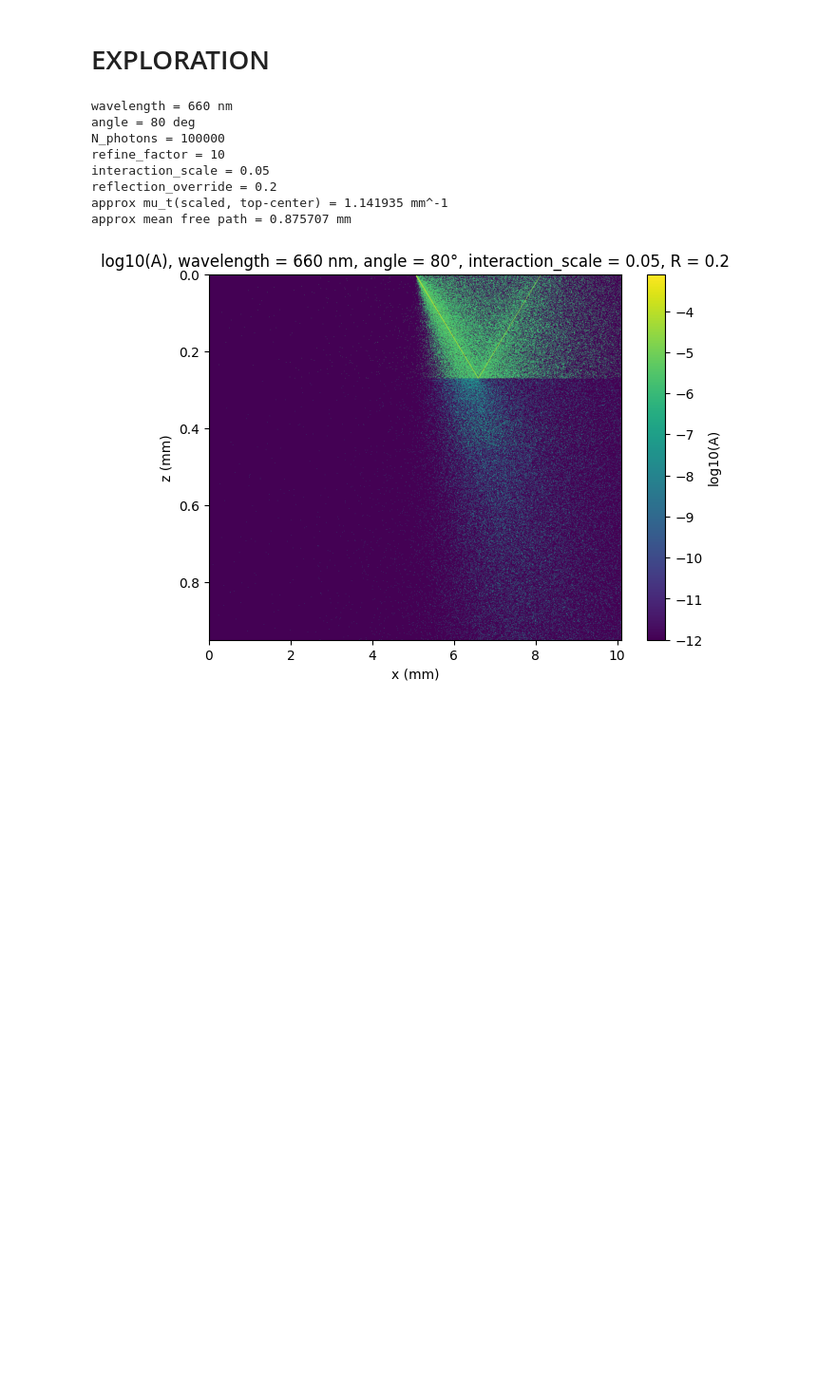
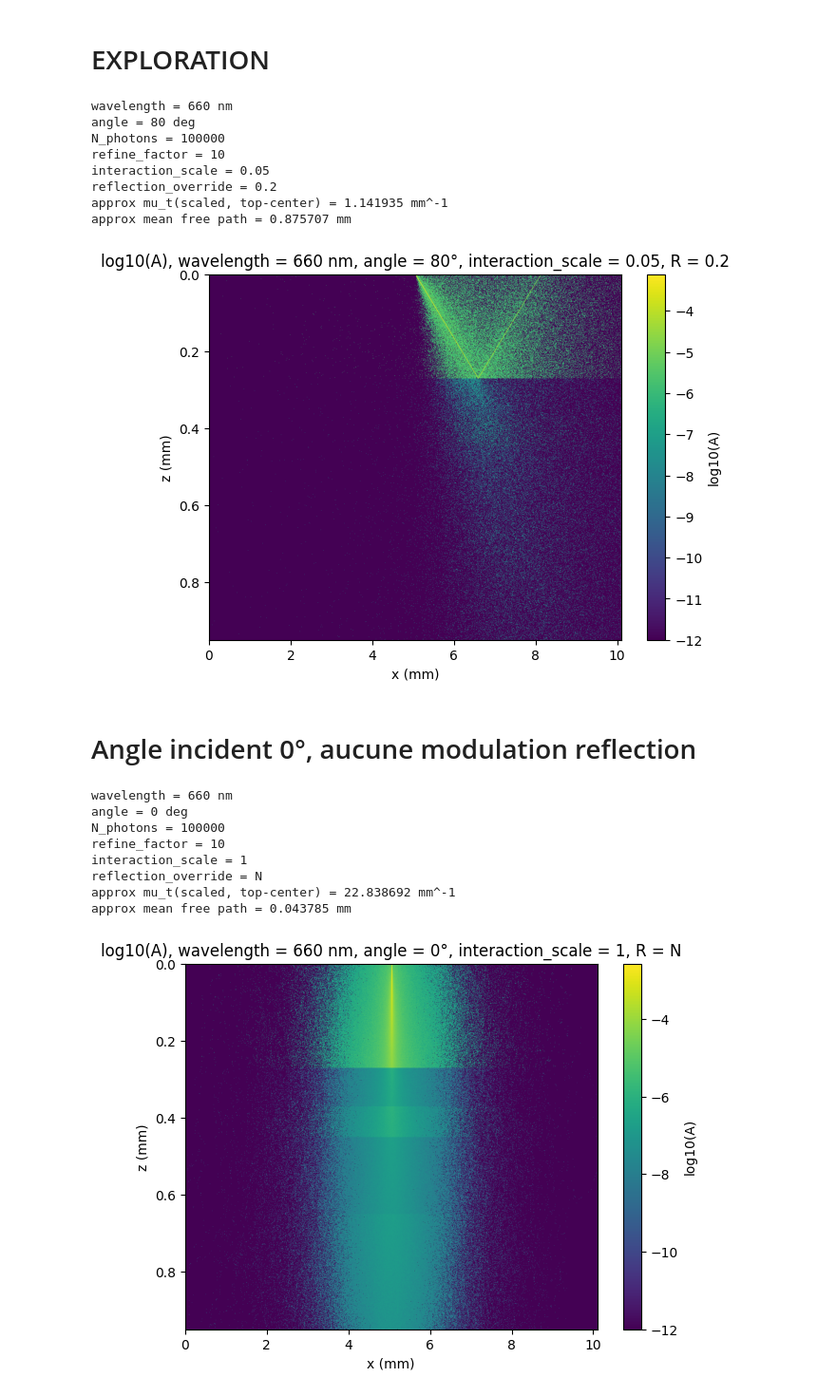
Before and after one commit to dalisullivan01/Lab-Monte-Carlo-GBM8802, a Jupyter notebook: lab_V3_P2_Explore.ipynb, the cells around one changed output. Shown at 95% size. Drawn from its saved outputs; the diff is of its cells as text; code cells hidden in the pictures; blank space fills up the shorter version.

```diff
--- a/lab_V3_P2_Explore.ipynb
+++ b/lab_V3_P2_Explore.ipynb
@@ -696,3 +682,25 @@ reflection_override = 0.2
 approx mu_t(scaled, top-center) = 1.141935 mm^-1
 approx mean free path = 0.875707 mm
 [figure]
+# %% [markdown]
+# Angle incident 0°, aucune modulation reflection
+# %%
+A_half, x_step_refined, z_step_local = run_angle_simulation(
+    wl_test=660,
+    theta_test=0,
+    N_test=100000,
+    refine_factor=10,
+    interaction_scale=1,
+    reflection_override="N",
+    debug=False
+)
+# %% [output]
+wavelength = 660 nm
+angle = 0 deg
+N_photons = 100000
+refine_factor = 10
+interaction_scale = 1
+reflection_override = N
+approx mu_t(scaled, top-center) = 22.838692 mm^-1
+approx mean free path = 0.043785 mm
+[figure, added]
```
Also changed, not shown: parts of 18 cells of this notebook, 1 other file.
